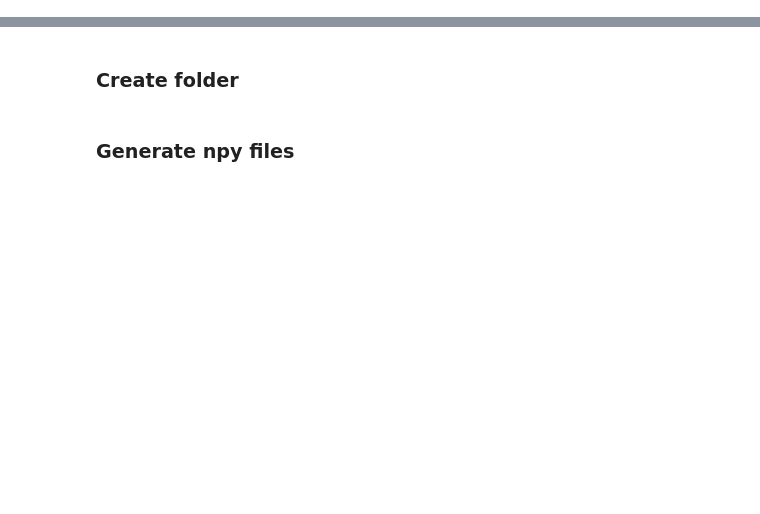
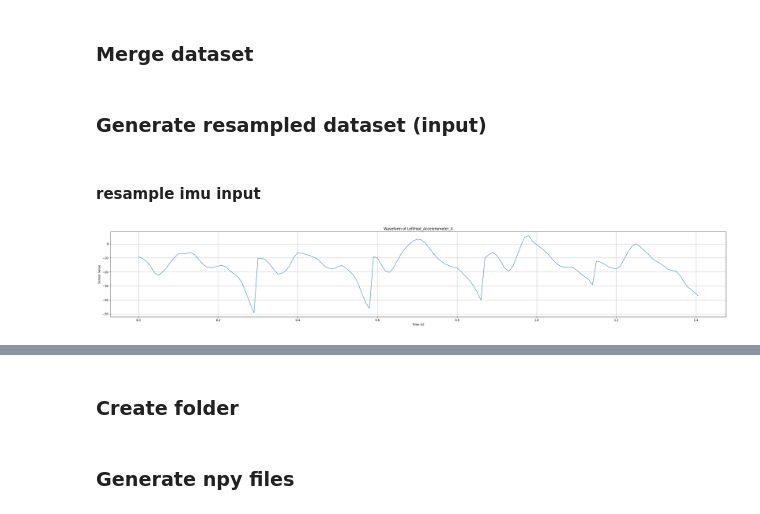
Before and after one commit to owenk-git/wearable-project, a Jupyter notebook: data preprocessing/Data Preprocessing/external 1.ipynb, the cells around one changed output, grey strips where cells are left out. Saved outputs shown, nothing was run; the diff lists cells and outputs as text; code cells hidden in the pictures; blank space fills up the shorter version.

Commit message:
resampled

```diff
--- a/data preprocessing/Data Preprocessing/external 1.ipynb
+++ b/data preprocessing/Data Preprocessing/external 1.ipynb
@@ -44,0 +38,2 @@ print(label)
+# %% [markdown]
+### Merge dataset
@@ -44,0 +71,2 @@ print(label)
+# %% [markdown]
+### Generate resampled dataset (input)
@@ -44,0 +104,8 @@ print(label)
+# %% [markdown]
+#### resample imu input
+# %%
+df_resample = pd.read_csv("/Users/ccy/Documents/CMU/Spring2025/42696 Wearable Health Technology/Projects/wearable-project/data preprocessing/Data/IMUExerciseClassification/parsed_h5_csv/SUB01/Run/resmapled_Run.csv")
+target_column = 'LeftFoot_Accelerometer_X'
+plot_sensor_waveform(df_resample, target_column)
+# %% [output]
+[figure, added]
```
Also changed, not shown: parts of 25 cells of this notebook, 3 other files.
